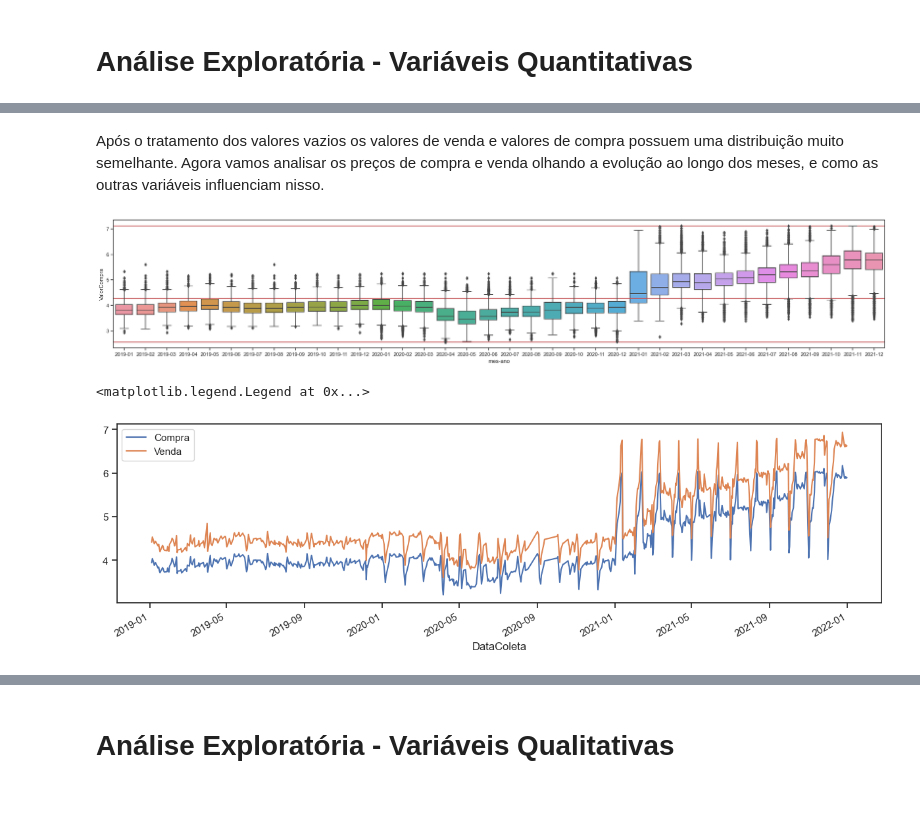
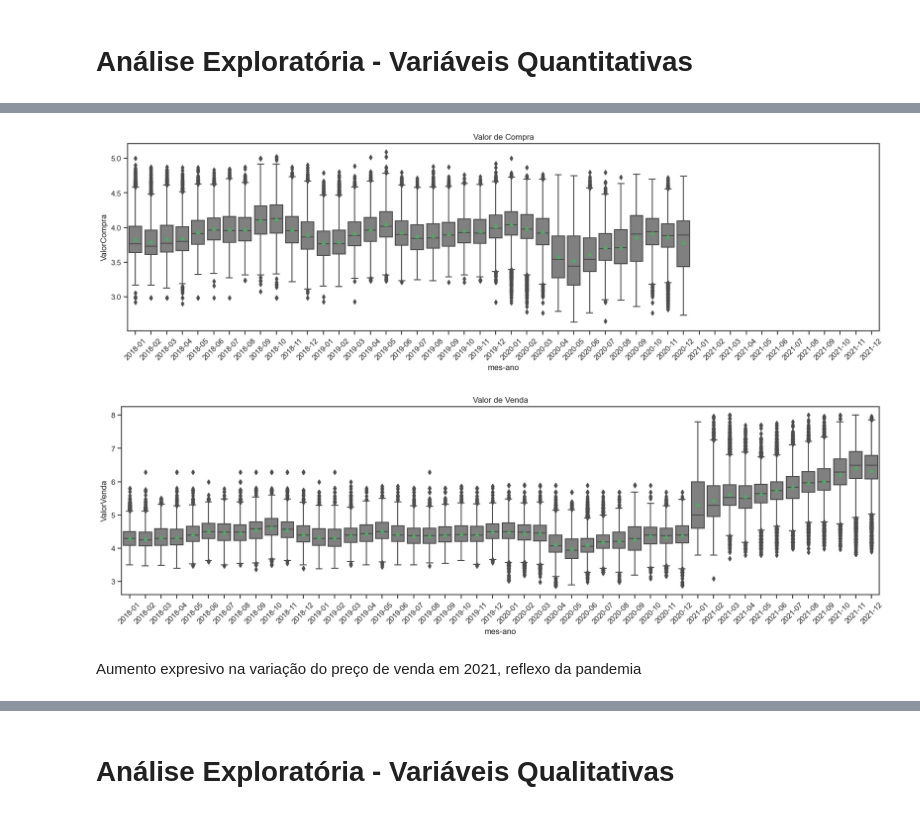
Before and after one commit to jorgecarvalhopi/Python_Analise-Precos-Combustiveis-2019, a Jupyter notebook: analise.ipynb, the cells around one changed output, grey strips where cells are left out. Drawn from its saved outputs; the diff is of its cells as text; code cells hidden in the pictures.

```diff
--- a/analise.ipynb
+++ b/analise.ipynb
@@ -46,0 +57,3 @@ df = df.rename(columns=nomes_colunas)
+# %%
+df = read_data()
+df
@@ -231,23 +191,19 @@ Name: ValorVenda, dtype: float64
-# %% [markdown]
-Após o tratamento dos valores vazios os valores de venda e valores de compra possuem uma distribuição muito semelhante. Agora vamos analisar os preços de compra e venda olhando a evolução ao longo dos meses, e como as outras variáveis influenciam nisso.
 # %%
 data = dfb[['DataColeta','mes','mes-ano','ValorCompra']]
-plt.figure(figsize=(30,5))
-plt.axhline(y=dfb['ValorCompra'].mean(),color='r')
-plt.axhline(y=dfb['ValorCompra'].max(),color='r')
-plt.axhline(y=dfb['ValorCompra'].min(),color='r')
-sb.boxplot(data=dfb.sort_values('DataColeta'), x='mes-ano',y='ValorCompra')
+plt.figure(figsize=(20,5))
+plt.title('Valor de Compra')
+boxplot = sb.boxplot(data=dfb.sort_values('DataColeta'), x='mes-ano',y='ValorCompra',showmeans=True, color='gray')
+boxplot.set_xticklabels(boxplot.get_xticklabels(), rotation=45)
 plt.show()
+
+data = dfb[['DataColeta','mes','mes-ano','ValorVenda']]
+plt.figure(figsize=(20,5))
+plt.title('Valor de Venda')
+boxplot = sb.boxplot(data=dfb.sort_values('DataColeta'), x='mes-ano',y='ValorVenda',showmeans=True, color='gray')
+boxplot.set_xticklabels(boxplot.get_xticklabels(), rotation=45)
+plt.show()
 # %% [output]
-[figure, old version]
+[figure, new version]
+[figure, added]
-# %%
-data = dfb[['DataColeta','ValorCompra']].groupby('DataColeta').mean()
-data = data['ValorCompra']
-data.plot(figsize=(15,4),label='Compra')
-data = dfb[['DataColeta','ValorVenda']].groupby('DataColeta').mean()
-data = data['ValorVenda']
-data.plot(figsize=(15,4),label='Venda')
-plt.legend()
-# %% [output]
-<matplotlib.legend.Legend at 0x...>
-[figure, removed]
+# %% [markdown]
+Aumento expresivo na variação do preço de venda em 2021, reflexo da pandemia
```
Also changed, not shown: parts of 48 cells of this notebook.
